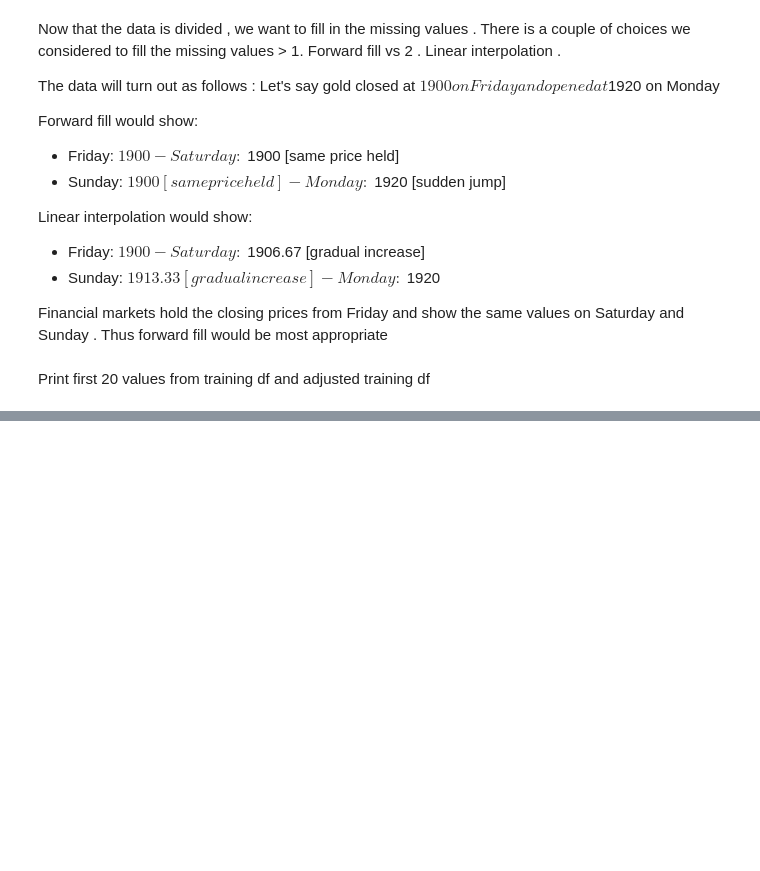
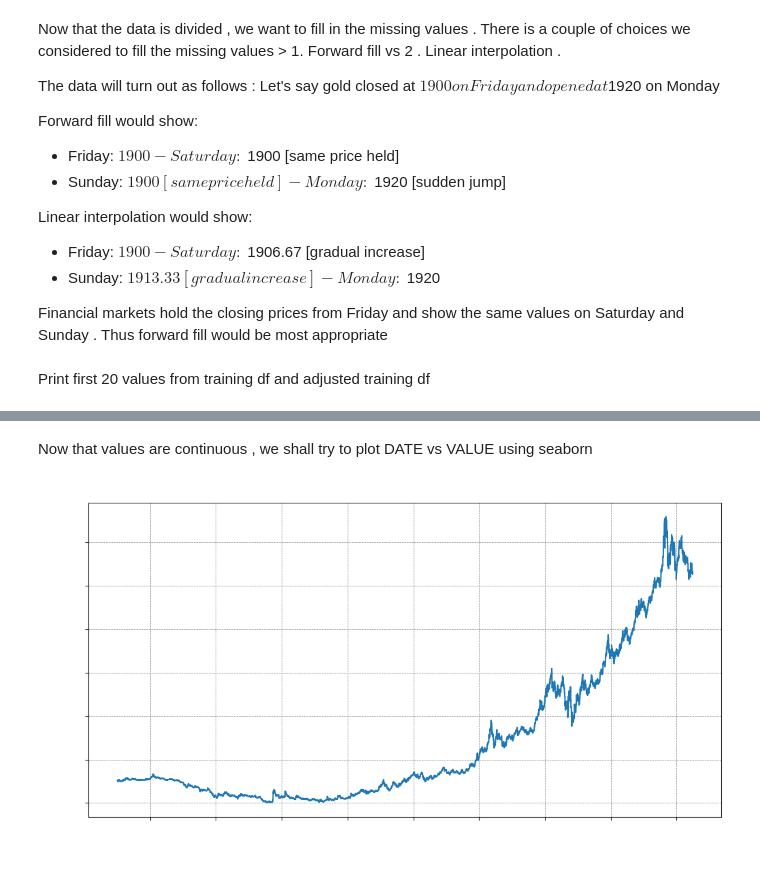
Before and after one commit to aymuos/masters-practise-repo, a Jupyter notebook: TSA_Gold_ds.ipynb, the cells around one changed output, grey strips where cells are left out. Drawn from its saved outputs; the diff is of its cells as text; code cells hidden in the pictures; blank space fills up the shorter version.

Commit message:
plot initial data

```diff
--- a/TSA_Gold_ds.ipynb
+++ b/TSA_Gold_ds.ipynb
@@ -202,3 +202,27 @@ Training Data:
 17  1995-01-20  383.00
 18  1995-01-21  383.00
 19  1995-01-22  383.00
+# %% [markdown]
+Now that values are continuous , we shall try to plot DATE vs VALUE using seaborn
+# %%
+import pandas as pd
+import seaborn as sns
+import matplotlib.pyplot as plt
+
+# Convert 'DATE' column to datetime objects
+train_df_adjusted['DATE'] = pd.to_datetime(train_df_adjusted['DATE'])
+
+plt.figure(figsize=(12, 6))  # Adjust figure size as needed
+sns.set_style("ticks") # Set background style : More here https://www.geeksforgeeks.org/seaborn-style-and-color/
+
+# Plot DATE vs VALUE
+sns.lineplot(x='DATE', y='VALUE', data=train_df_adjusted)
+plt.xlabel("Date", color='white') # Set x-axis label color
+plt.ylabel("Value", color='white')  # Set y-axis label color
+plt.title("Date vs. Value", color='white') # Set plot title color
+plt.xticks(color='white') # Set x-axis ticks color
+plt.yticks(color='white') # Set y-axis ticks color
+plt.grid(True, color='gray', linestyle='--', linewidth=0.5)
+plt.show()
+# %% [output]
+[figure, added]
```
Also changed, not shown: parts of 1 cell of this notebook.
